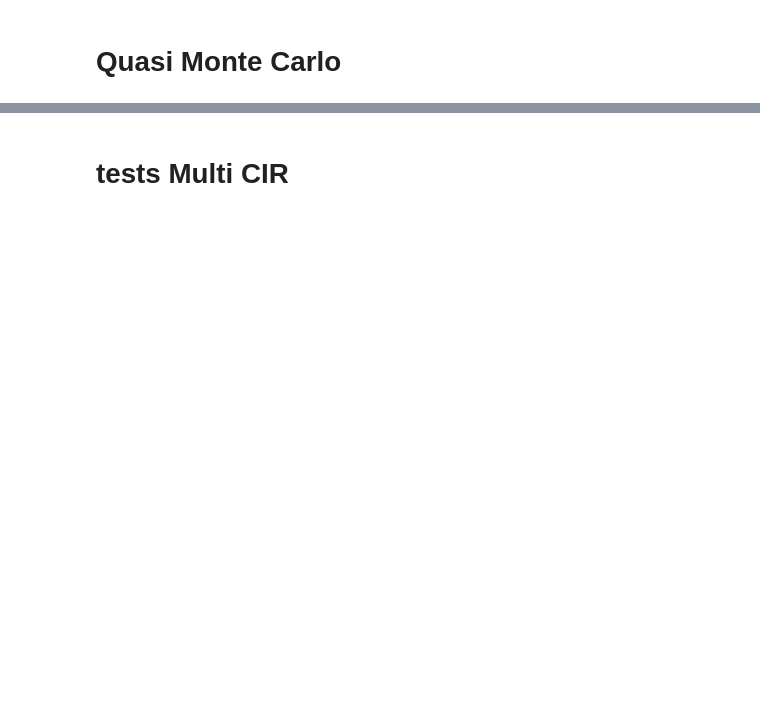
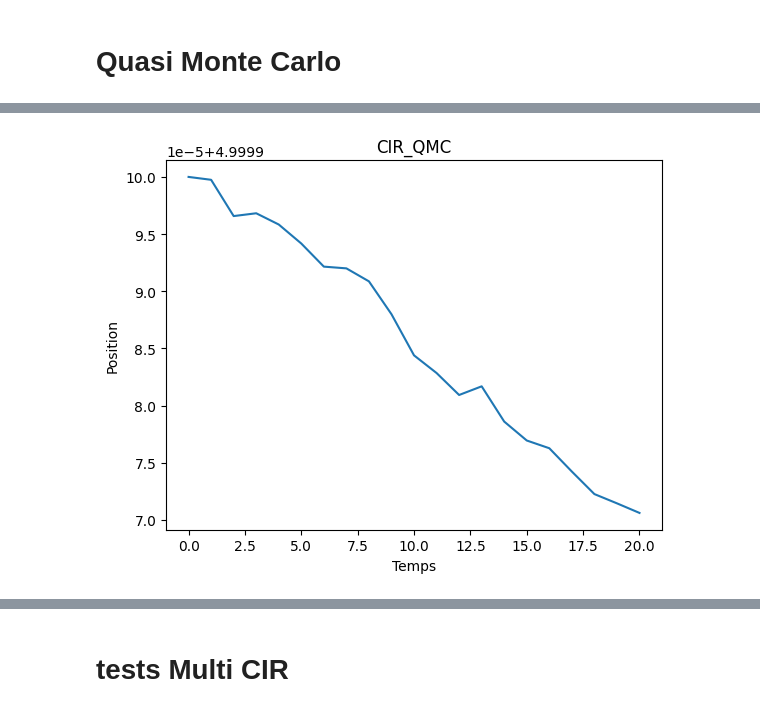
Before and after one commit to Thomasaujoux/Monte_Carlo_Option_Pricing, a Jupyter notebook: main.ipynb, the cells around one changed output, grey strips where cells are left out. Drawn from its saved outputs; the diff is of its cells as text; code cells hidden in the pictures; blank space fills up the shorter version.

```diff
--- a/main.ipynb
+++ b/main.ipynb
@@ -59,0 +128,8 @@ ordinaryMC.sim_iterator(1000, k, S_0, T, r, sigma, K, alpha, b)
+# %%
+plt.plot(M[1])
+plt.xlabel('Temps')
+plt.ylabel('Position')
+plt.title('CIR_QMC')
+plt.show()
+# %% [output]
+[figure, added]
```
Also changed, not shown: parts of 26 cells of this notebook.
